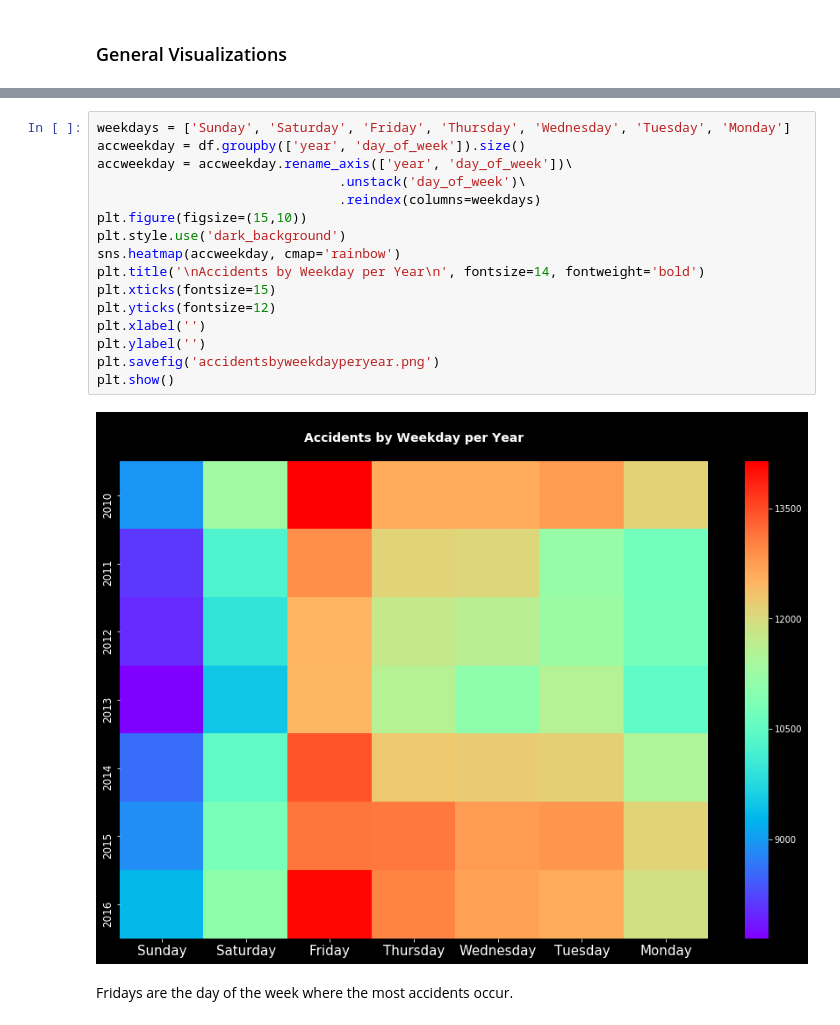
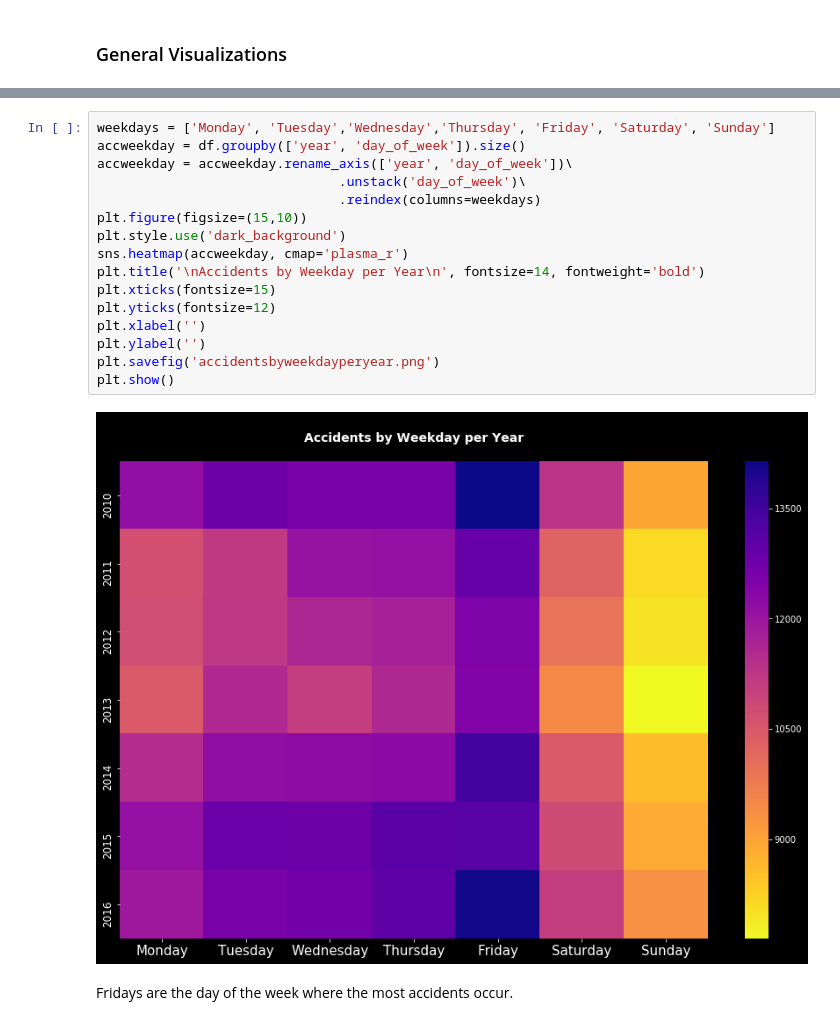
Before and after one commit to GenTaylor/Traffic-Accident-Analysis, a Jupyter notebook: uk-road-safety-accidents-and-vehicles.ipynb, the cells around one changed output, grey strips where cells are left out. Drawn from its saved outputs; the diff is of its cells as text.

```diff
--- a/uk-road-safety-accidents-and-vehicles.ipynb
+++ b/uk-road-safety-accidents-and-vehicles.ipynb
@@ -1090,21 +1088,21 @@ plt.tight_layout()
 # %%
-weekdays = ['Sunday', 'Saturday', 'Friday', 'Thursday', 'Wednesday', 'Tuesday', 'Monday']
+weekdays = ['Monday', 'Tuesday','Wednesday','Thursday', 'Friday', 'Saturday', 'Sunday']
 accweekday = df.groupby(['year', 'day_of_week']).size()
 accweekday = accweekday.rename_axis(['year', 'day_of_week'])\
                                .unstack('day_of_week')\
                                .reindex(columns=weekdays)
 plt.figure(figsize=(15,10))
 plt.style.use('dark_background')
-sns.heatmap(accweekday, cmap='rainbow')
+sns.heatmap(accweekday, cmap='plasma_r')
 plt.title('\nAccidents by Weekday per Year\n', fontsize=14, fontweight='bold')
 plt.xticks(fontsize=15)
 plt.yticks(fontsize=12)
 plt.xlabel('')
 plt.ylabel('')
 plt.savefig('accidentsbyweekdayperyear.png')
 plt.show()
 # %% [output]
-[figure, old version]
+[figure, new version]
 # %% [markdown]
 Fridays are the day of the week where the most accidents occur.
 # %%
```
Also changed, not shown: parts of 14 cells of this notebook, 1 other file.
